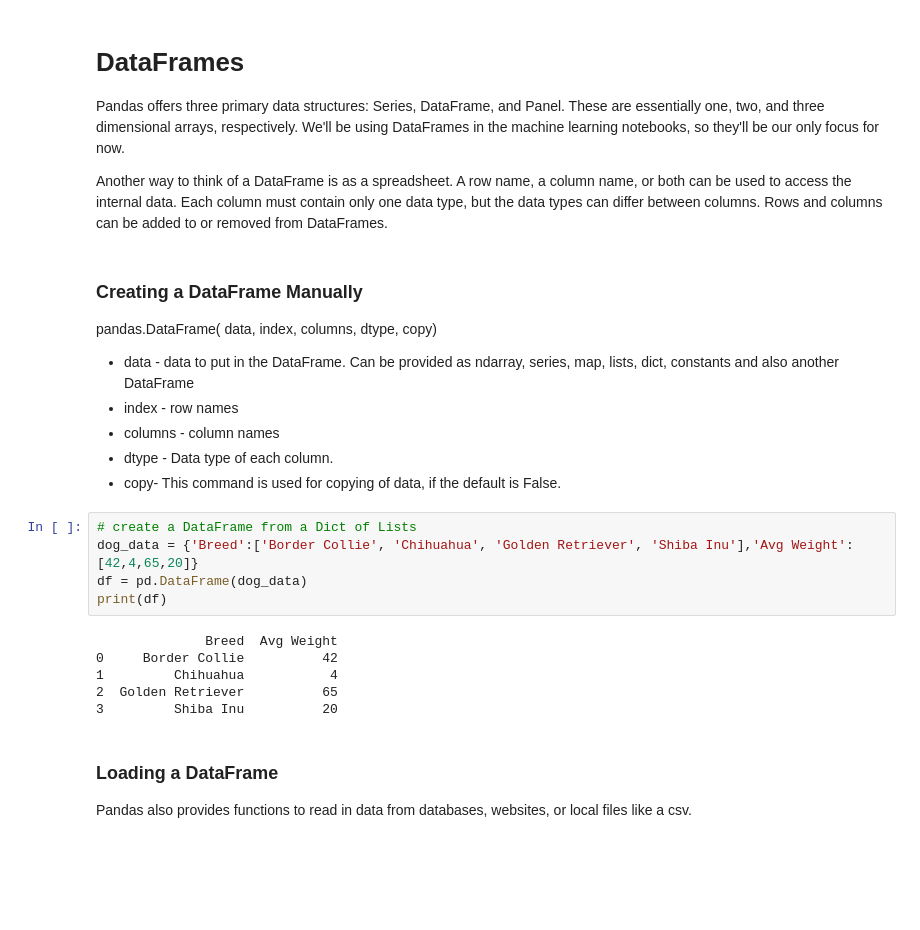
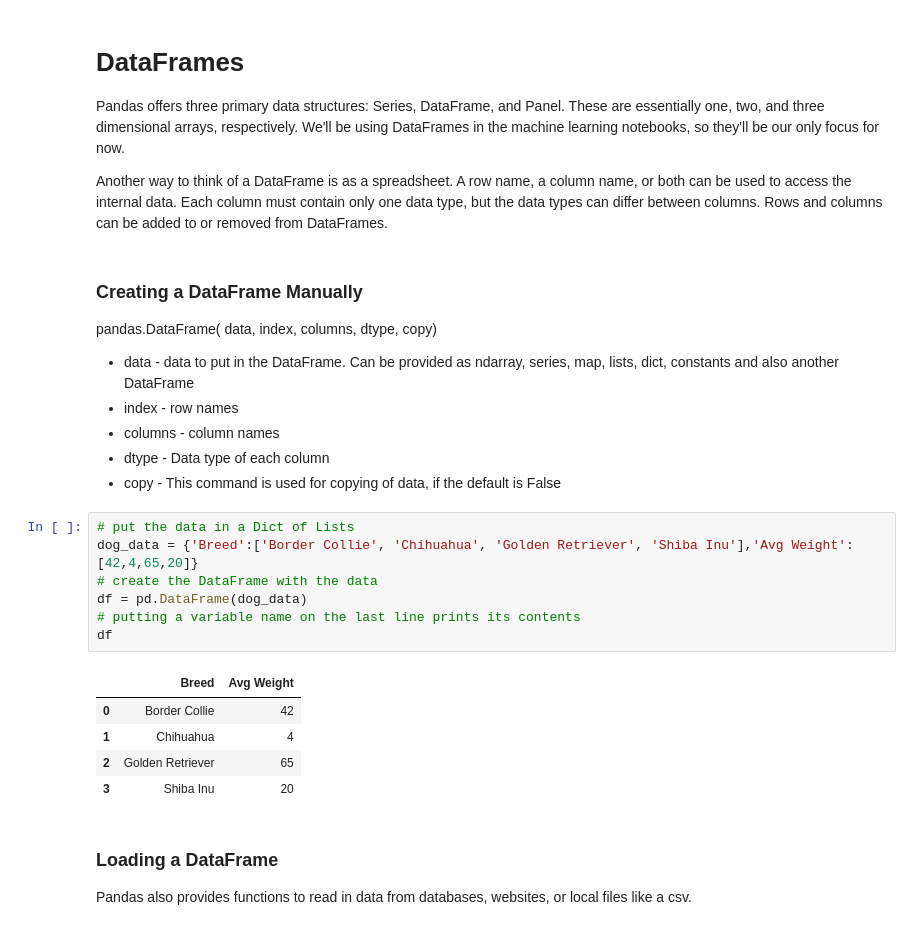
Before and after one commit to smnieee/ml_workshop, a Jupyter notebook: session1/pandas_dataframe.ipynb, the cells around one changed output. Cells and saved outputs as stored; diff of their text form; blank space fills up the shorter version.

```diff
--- a/session1/pandas_dataframe.ipynb
+++ b/session1/pandas_dataframe.ipynb
@@ -31,19 +29,21 @@ pandas.DataFrame( data, index, columns, dtype, copy)
 * data - data to put in the DataFrame. Can be provided as ndarray, series, map, lists, dict, constants and also another DataFrame
 * index - row names
 * columns - column names
-* dtype - Data type of each column.
-* copy- This command is used for copying of data, if the default is False.
+* dtype - Data type of each column
+* copy - This command is used for copying of data, if the default is False
 # %%
-# create a DataFrame from a Dict of Lists
+# put the data in a Dict of Lists
 dog_data = {'Breed':['Border Collie', 'Chihuahua', 'Golden Retriever', 'Shiba Inu'],'Avg Weight':[42,4,65,20]}
+# create the DataFrame with the data
 df = pd.DataFrame(dog_data)
-print(df)
+# putting a variable name on the last line prints its contents
+df
 # %% [output]
-              Breed  Avg Weight
-0     Border Collie          42
-1         Chihuahua           4
-2  Golden Retriever          65
-3         Shiba Inu          20
+|  | Breed | Avg Weight |
+| 0 | Border Collie | 42 |
+| 1 | Chihuahua | 4 |
+| 2 | Golden Retriever | 65 |
+| 3 | Shiba Inu | 20 |
 # %% [markdown]
 ### Loading a DataFrame
 
```
Also changed, not shown: parts of 6 cells of this notebook.
